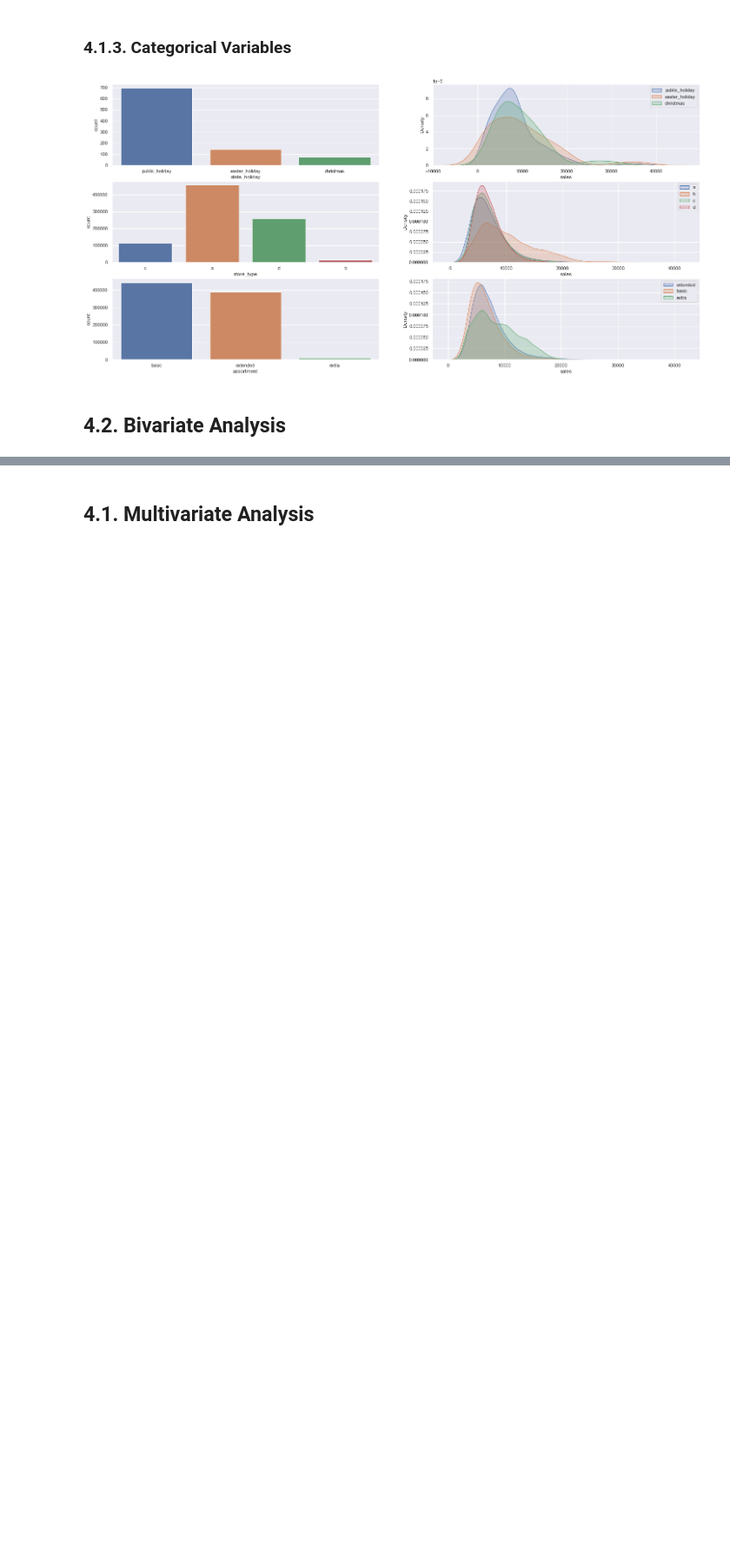
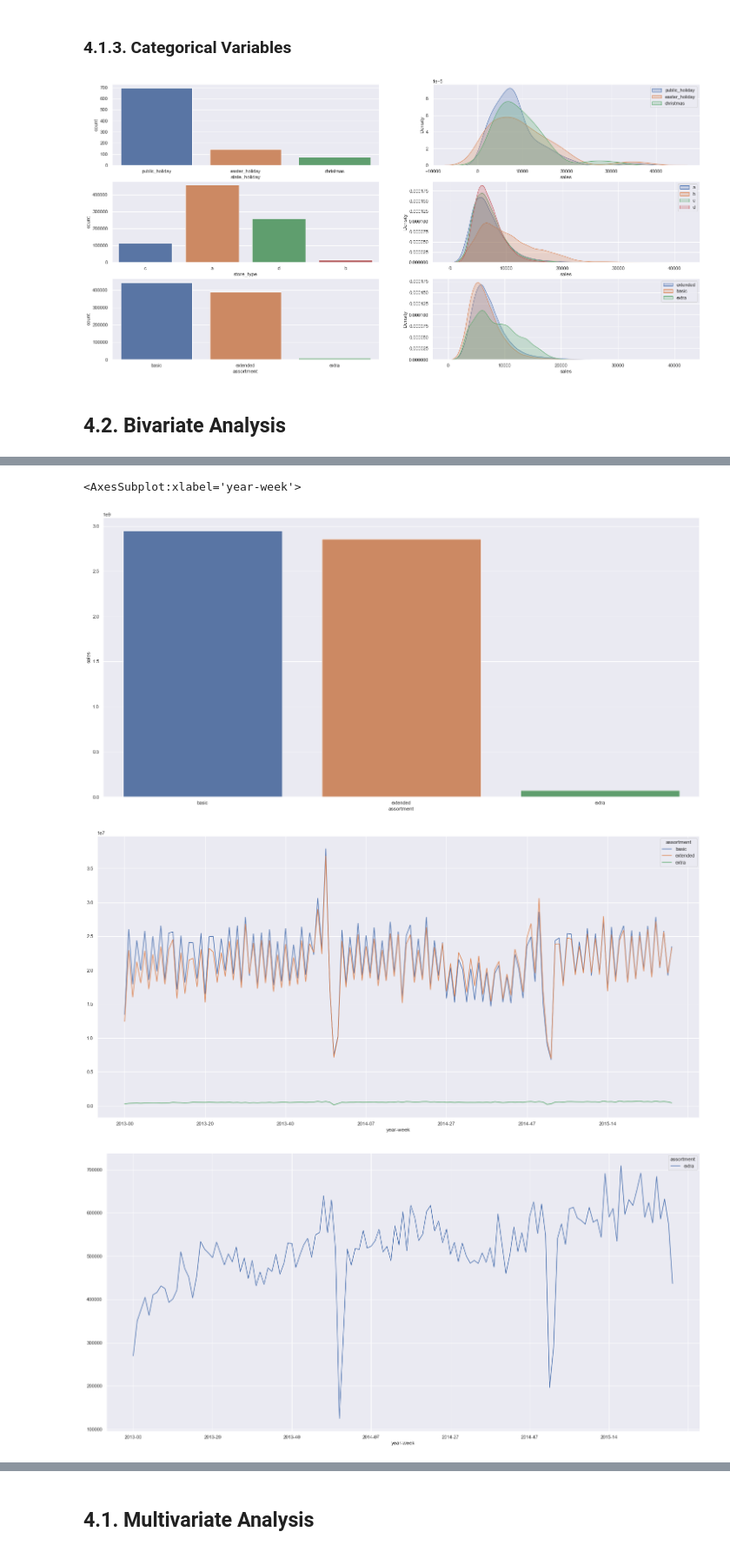
Before and after one commit to marcoscarvalho96/data-science-em-producao, a Jupyter notebook: m04_v01_store_sales_prediction.ipynb, the cells around one changed output, grey strips where cells are left out. Shown at 87% size. Drawn from its saved outputs; the diff is of its cells as text; code cells hidden in the pictures; blank space fills up the shorter version.

```diff
--- a/m04_v01_store_sales_prediction.ipynb
+++ b/m04_v01_store_sales_prediction.ipynb
@@ -458,0 +463,14 @@ plt.legend();
+# %%
+aux1 = df4[['assortment','sales']].groupby('assortment').sum().reset_index()
+sns.barplot( x='assortment', y='sales', data=aux1 );
+
+aux2 = df4[['year-week','assortment','sales']].groupby( ['year-week','assortment'] ).sum().reset_index()
+aux2.pivot( index='year-week', columns='assortment', values='sales' ).plot()
+
+aux3 = aux2[aux2['assortment'] == 'extra']
+aux3.pivot( index='year-week', columns='assortment', values='sales' ).plot()
+# %% [output]
+<AxesSubplot:xlabel='year-week'>
+[figure, added]
+[figure, added]
+[figure, added]
```
Also changed, not shown: parts of 5 cells of this notebook.
